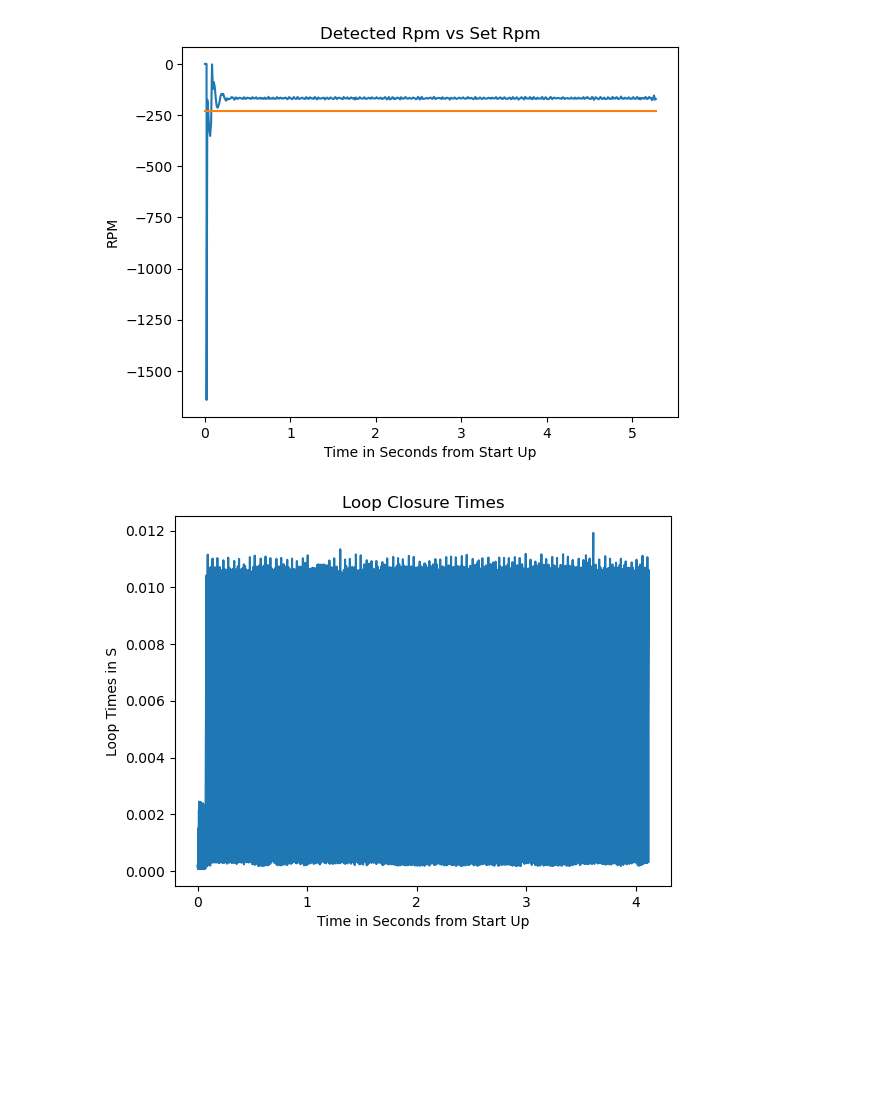
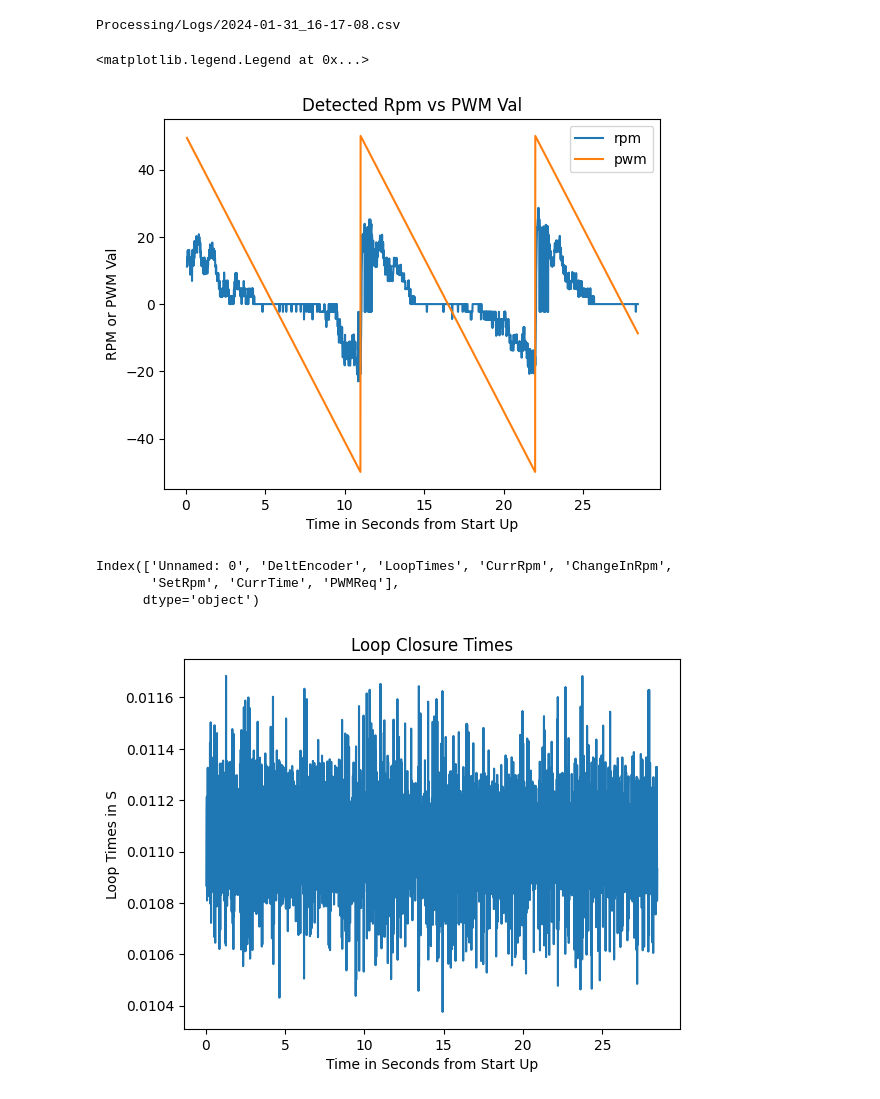
Before and after one commit to Capstone2302/RLWheel, a Jupyter notebook: plotting.ipynb, the cells around one changed output. Cells and saved outputs as stored; diff of their text form; code cells hidden in the pictures; blank space fills up the shorter version.

```diff
--- a/plotting.ipynb
+++ b/plotting.ipynb
@@ -57,19 +79,38 @@ def plot_ball_pos_errs(df):
     plt.title("Deviation from the Center")
     plt.xlabel("Time in Seconds from Start Up")
     plt.ylabel("Pixels")
-# %%
-data_processor = DataProcessor()
-last_log = data_processor.get_last_log()
-df = data_processor.get_last_frame()
-headers = data_processor.get_headers(df)
-
-plot_PID_comparison(df)
-# %% [output]
-[figure, removed]
+# %%
+data_processor = DataProcessor()
+last_log = data_processor.get_last_log()
+print(last_log)
+df = data_processor.get_last_frame()
+time_vals = df["CurrTime"]
+time_vals = time_vals - time_vals.iloc[0]
+rpm_vals = df["CurrRpm"]
+pwm_vals = df["PWMReq"]
+
+rpm_vals = rpm_vals.iloc[6:]
+pwm_vals = pwm_vals.iloc[6:]
+time_vals = time_vals.iloc[6:]
+
+plt.plot(time_vals, rpm_vals, label = 'rpm')
+plt.plot(time_vals, pwm_vals, label = 'pwm')
+plt.title("Detected Rpm vs PWM Val")
+plt.xlabel("Time in Seconds from Start Up")
+plt.ylabel("RPM or PWM Val")
+plt.legend()
+# %% [output]
+Processing/Logs/2024-01-31_16-17-08.csv
+<matplotlib.legend.Legend at 0x...>
+[figure, added]
 # %%
 plot_loop_closure_times_wheel(df)
+print(data_processor.get_headers(df))
 # %% [output]
+Index(['Unnamed: 0', 'DeltEncoder', 'LoopTimes', 'CurrRpm', 'ChangeInRpm',
+       'SetRpm', 'CurrTime', 'PWMReq'],
+      dtype='object')
-[figure, old version]
+[figure, new version]
 # %%
 plot_encoder_difference_vals(df)
 # %% [output]
```
Also changed, not shown: parts of 5 cells of this notebook, 32 other files.
